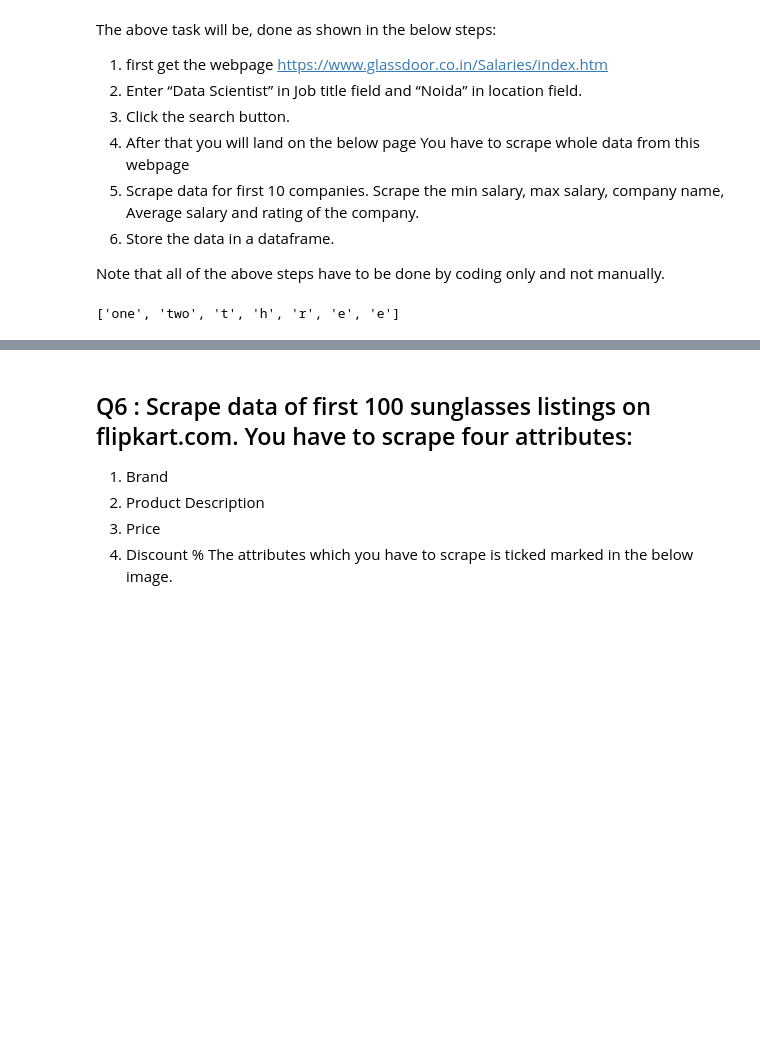
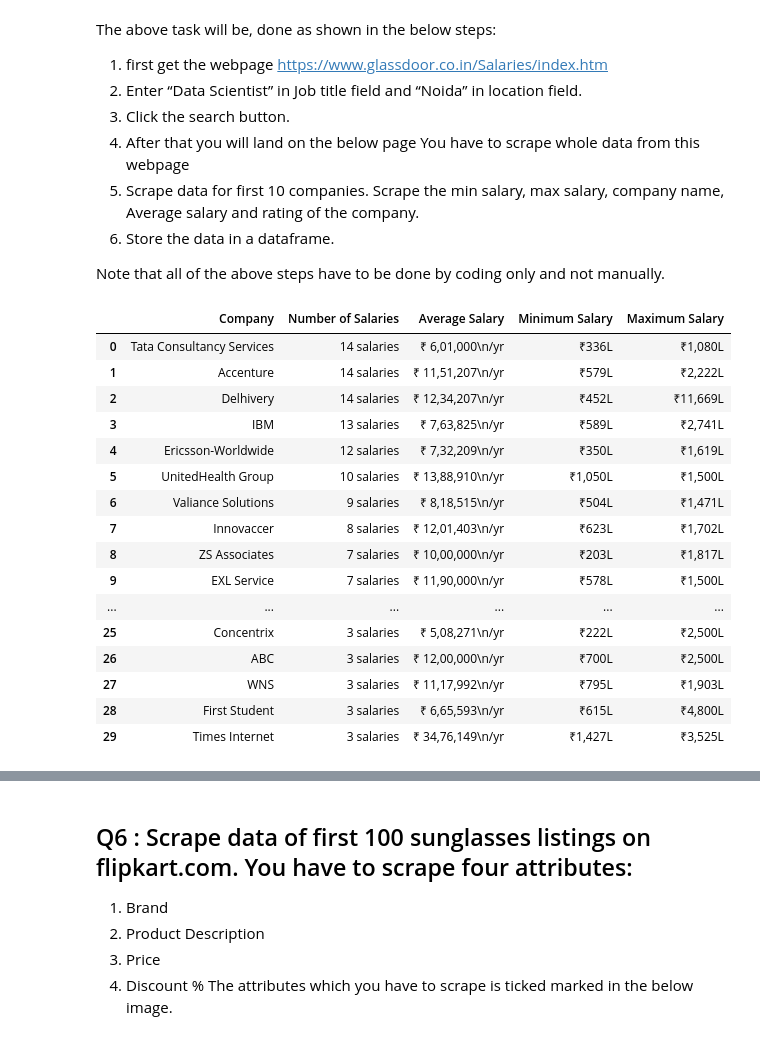
Before and after one commit to moncykurien/InternshipAssignments, a Jupyter notebook: webscrapping/WebScrapping Assignment 2.ipynb, the cells around one changed output, grey strips where cells are left out. Cells and saved outputs as stored; diff of their text form; code cells hidden in the pictures; blank space fills up the shorter version.

```diff
--- a/webscrapping/WebScrapping Assignment 2.ipynb
+++ b/webscrapping/WebScrapping Assignment 2.ipynb
@@ -367,9 +328,3 @@ The above task will be, done as shown in the below steps:
 6. Store the data in a dataframe.
 
 Note that all of the above steps have to be done by coding only and not manually.
-# %%
-x = ['one','two']
-x.extend('three')
-print(x)
-# %% [output]
-['one', 'two', 't', 'h', 'r', 'e', 'e']
@@ -376,7 +333,11 @@ print(x)
 # %%
 def login_glassdoor_salary(driver):
-    username = 'testacount573@gmail.com'
-    paswd = 'Testaccount123'
+
+    config = ConfigParser()
+    config.read('./config.ini')
+
+    username = config.get('credentials','user_name')
+    paswd = config.get('credentials','password')
 
     main_window = driver.current_window_handle
     try:
@@ -413,0 +360,58 @@ def get_salary_details_glassdoor(job_title, location, stop=None):
+# %%
+url = 'https://www.glassdoor.co.in/Salaries/index.htm'
+drivr = get_drive_launch(url)
+drivr = login_glassdoor_salary(drivr)
+drivr.find_element_by_id("KeywordSearch").send_keys('Data Scientist')
+drivr.find_element_by_id("LocationSearch").send_keys(Keys.CONTROL + "a")
+drivr.find_element_by_id("LocationSearch").send_keys(Keys.DELETE)
+drivr.find_element_by_id("LocationSearch").send_keys('Noida')
+drivr.find_element_by_id("HeroSearchButton").click()
+
+companies = []
+min_salaries = []
+max_salaries = []
+avg_salaries = []
+num_salaries = []
+
+limit = 30
+
+while len(companies) < limit:
+    company_elems = drivr.find_elements_by_xpath("//div[@data-test='job-info']/p[2]")
+    num_sal_elems = drivr.find_elements_by_xpath("//div[@data-test='job-info']/p[@class='css-1uyte9r css-1kuy7z7 m-0 ']")
+    avg_sal_elems = drivr.find_elements_by_xpath("//div[@class='col-2 d-none d-md-flex flex-row justify-content-end']")
+    min_sal_elems = drivr.find_elements_by_xpath("//div[@class='common__RangeBarStyle__values d-flex justify-content-between ']/span[1]")
+    max_sal_elems = drivr.find_elements_by_xpath("//div[@class='common__RangeBarStyle__values d-flex justify-content-between ']/span[2]")
+
+    for company, num_sal, avg_sal, min_sal, max_sal in zip(company_elems, num_sal_elems, avg_sal_elems, min_sal_elems, max_sal_elems):
+        companies.append(company.text)
+        num_salaries.append(num_sal.text)
+        avg_salaries.append(avg_sal.text)
+        min_salaries.append(min_sal.text)
+        max_salaries.append(max_sal.text)
+        if len(companies) == limit:
+            break
+    if len(companies) == limit:
+            break
+    url = drivr.find_element_by_xpath("//a[@class='pagination__ArrowStyle__nextArrow  ']").get_attribute('href')
+    drivr.quit()
+    drivr = get_drive_launch(url)
+dataframe = pd.DataFrame({'Company': companies, 'Number of Salaries': num_salaries, 'Average Salary': avg_salaries, 'Minimum Salary': min_salaries, 'Maximum Salary': max_salaries})
+return drivr, dataframe
+# %% [output]
+|  | Company | Number of Salaries | Average Salary | Minimum Salary | Maximum Salary |
+| 0 | Tata Consultancy Services | 14 salaries | ₹ 6,01,000\n/yr | ₹336L | ₹1,080L |
+| 1 | Accenture | 14 salaries | ₹ 11,51,207\n/yr | ₹579L | ₹2,222L |
+| 2 | Delhivery | 14 salaries | ₹ 12,34,207\n/yr | ₹452L | ₹11,669L |
+| 3 | IBM | 13 salaries | ₹ 7,63,825\n/yr | ₹589L | ₹2,741L |
+| 4 | Ericsson-Worldwide | 12 salaries | ₹ 7,32,209\n/yr | ₹350L | ₹1,619L |
+| 5 | UnitedHealth Group | 10 salaries | ₹ 13,88,910\n/yr | ₹1,050L | ₹1,500L |
+| 6 | Valiance Solutions | 9 salaries | ₹ 8,18,515\n/yr | ₹504L | ₹1,471L |
+| 7 | Innovaccer | 8 salaries | ₹ 12,01,403\n/yr | ₹623L | ₹1,702L |
+| 8 | ZS Associates | 7 salaries | ₹ 10,00,000\n/yr | ₹203L | ₹1,817L |
+| 9 | EXL Service | 7 salaries | ₹ 11,90,000\n/yr | ₹578L | ₹1,500L |
+| ... | ... | ... | ... | ... | ... |
+| 25 | Concentrix | 3 salaries | ₹ 5,08,271\n/yr | ₹222L | ₹2,500L |
+| 26 | ABC | 3 salaries | ₹ 12,00,000\n/yr | ₹700L | ₹2,500L |
+| 27 | WNS | 3 salaries | ₹ 11,17,992\n/yr | ₹795L | ₹1,903L |
+| 28 | First Student | 3 salaries | ₹ 6,65,593\n/yr | ₹615L | ₹4,800L |
+| 29 | Times Internet | 3 salaries | ₹ 34,76,149\n/yr | ₹1,427L | ₹3,525L |
```
Also changed, not shown: parts of 17 cells of this notebook, 2 other files.
